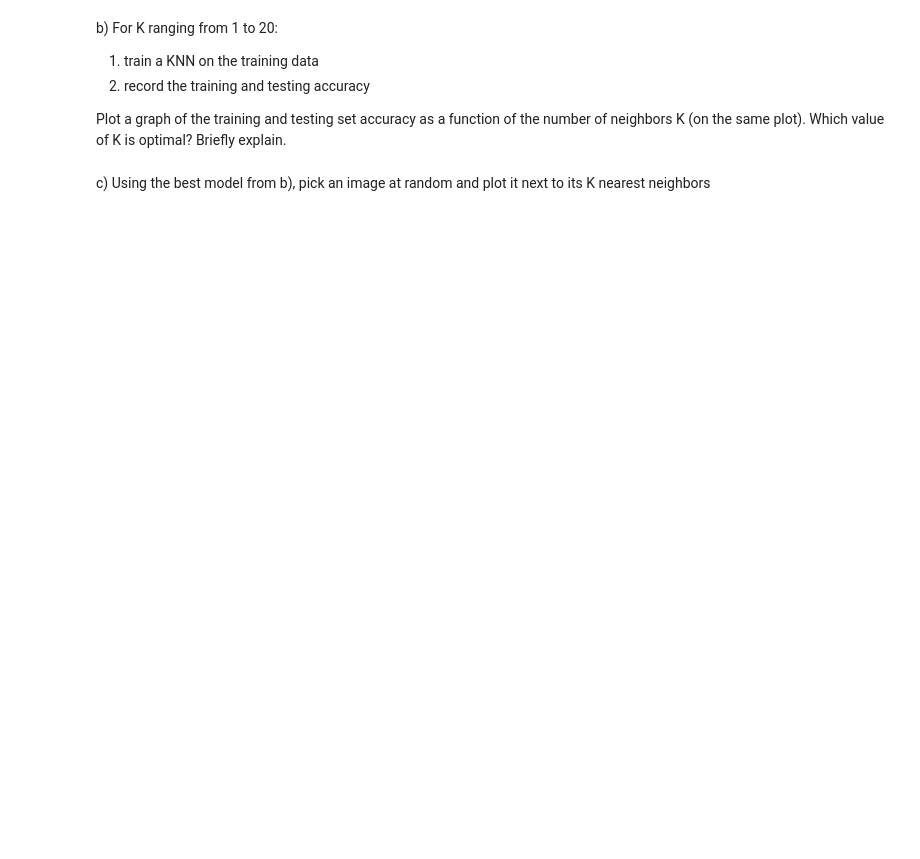
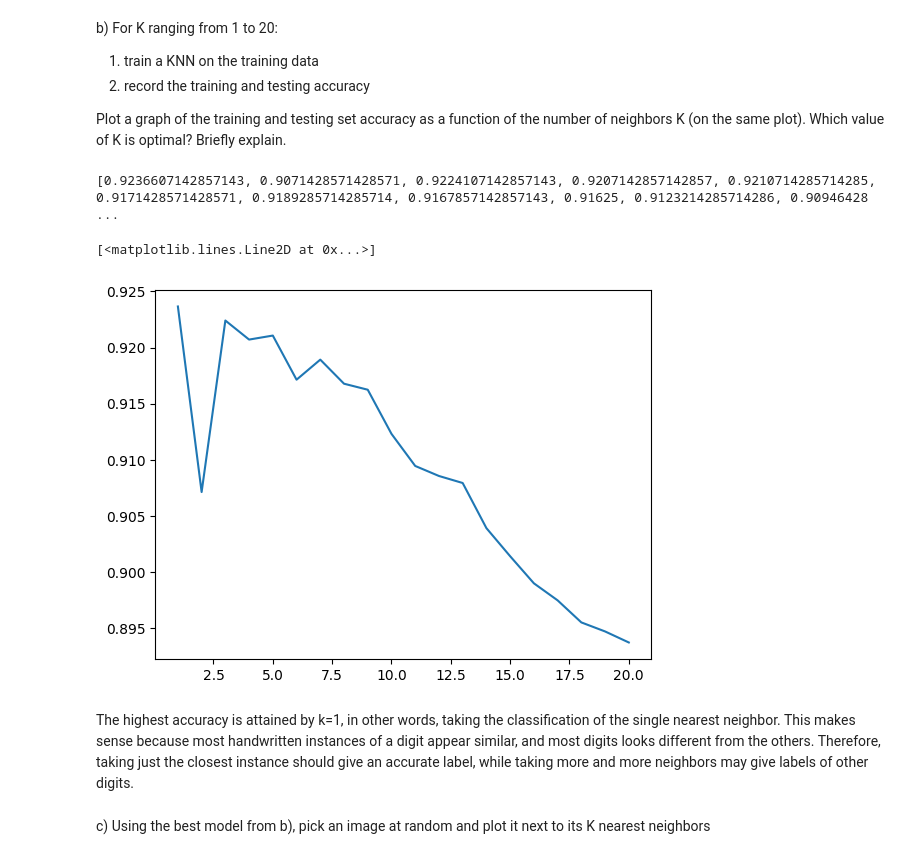
Before and after one commit to TristanLee187/Data-Science-Fundamentals, a Jupyter notebook: lecture_12/worksheet_12.ipynb, the cells around one changed output. Saved outputs shown, nothing was run; the diff lists cells and outputs as text; code cells hidden in the pictures; blank space fills up the shorter version.

```diff
--- a/lecture_12/worksheet_12.ipynb
+++ b/lecture_12/worksheet_12.ipynb
@@ -172,3 +170,7 @@ KeyboardInterrupt:
+# %%
+# take just the first 20% of the data because runtime...
+X, y = X[:len(X)//5], y[:len(y)//5]
+X_train, X_test, y_train, y_test = train_test_split(X, y, test_size=0.8, random_state=1)
 # %% [markdown]
 b) For K ranging from 1 to 20:
 
@@ -181,2 +181,22 @@ from sklearn.neighbors import KNeighborsClassifier
+# %%
+from sklearn.neighbors import KNeighborsClassifier
+
+accuracies = []
+for k in range(1, 21):
+    knn = KNeighborsClassifier(n_neighbors=k)
+    knn.fit(X_train, y_train)
+    predictions = knn.predict(X_test)
+    correct = sum(1 if predictions[i]==y_test[i] else 0 for i in range(len(y_test)))
+    accuracy = correct/len(y_test)
+    accuracies.append(accuracy)
+# %%
+print(accuracies)
+plt.plot(range(1, 21), accuracies)
+# %% [output]
+[0.9236607142857143, 0.9071428571428571, 0.9224107142857143, 0.9207142857142857, 0.9210714285714285, 0.9171428571428571, 0.9189285714285714, 0.9167857142857143, 0.91625, 0.9123214285714286, 0.90946428 ...
+[<matplotlib.lines.Line2D at 0x...>]
+[figure, added]
+# %% [markdown]
+The highest accuracy is attained by k=1, in other words, taking the classification of the single nearest neighbor. This makes sense because most handwritten instances of a digit appear similar, and most digits looks different from the others. Therefore, taking just the closest instance should give an accurate label, while taking more and more neighbors may give labels of other digits.
 # %% [markdown]
 c) Using the best model from b), pick an image at random and plot it next to its K nearest neighbors
```
Also changed, not shown: parts of 24 cells of this notebook, 5 other files.
